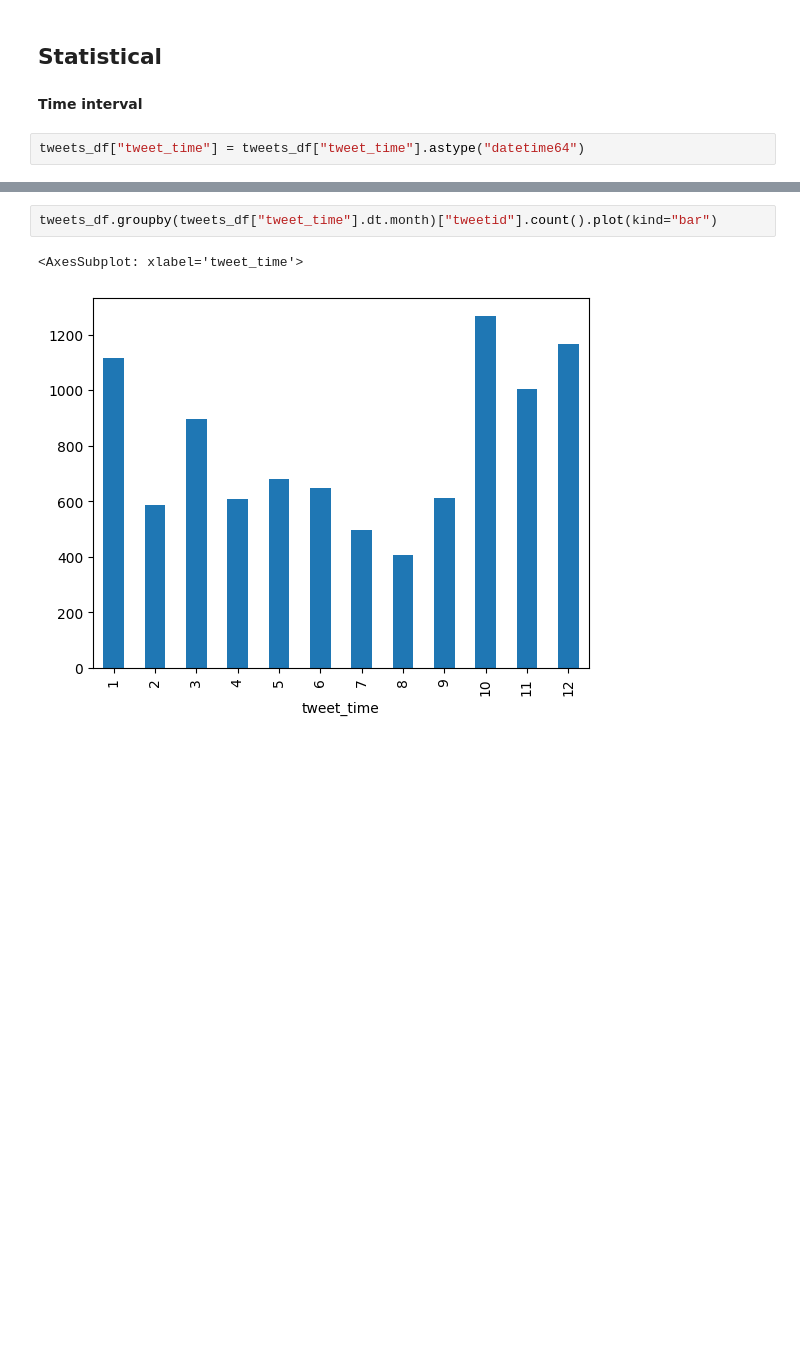
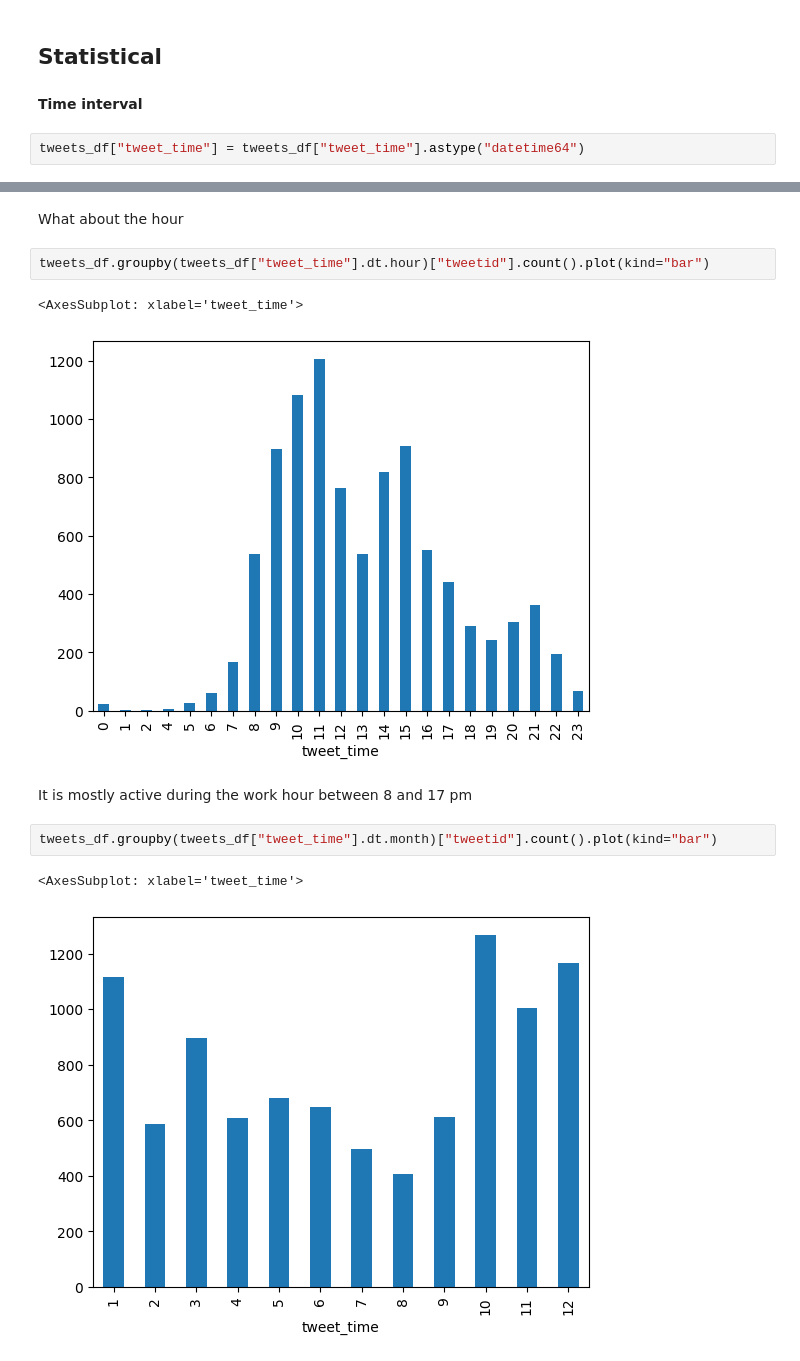
Before and after one commit to Rafouf69/CSN-research-project, a Jupyter notebook: src/first step catalonia.ipynb, the cells around one changed output, grey strips where cells are left out. Cells and saved outputs as stored; diff of their text form; blank space fills up the shorter version.

```diff
--- a/src/first step catalonia.ipynb
+++ b/src/first step catalonia.ipynb
@@ -82,3 +110,12 @@ tweets_df["tweet_time"] = tweets_df["tweet_time"].astype("datetime64")
+# %% [markdown]
+What about the hour
+# %%
+tweets_df.groupby(tweets_df["tweet_time"].dt.hour)["tweetid"].count().plot(kind="bar")
+# %% [output]
+<AxesSubplot: xlabel='tweet_time'>
+[figure, added]
+# %% [markdown]
+It is mostly active during the work hour between 8 and 17 pm
 # %%
 tweets_df.groupby(tweets_df["tweet_time"].dt.month)["tweetid"].count().plot(kind="bar")
 # %% [output]
```
Also changed, not shown: parts of 26 cells of this notebook, 4 other files.
